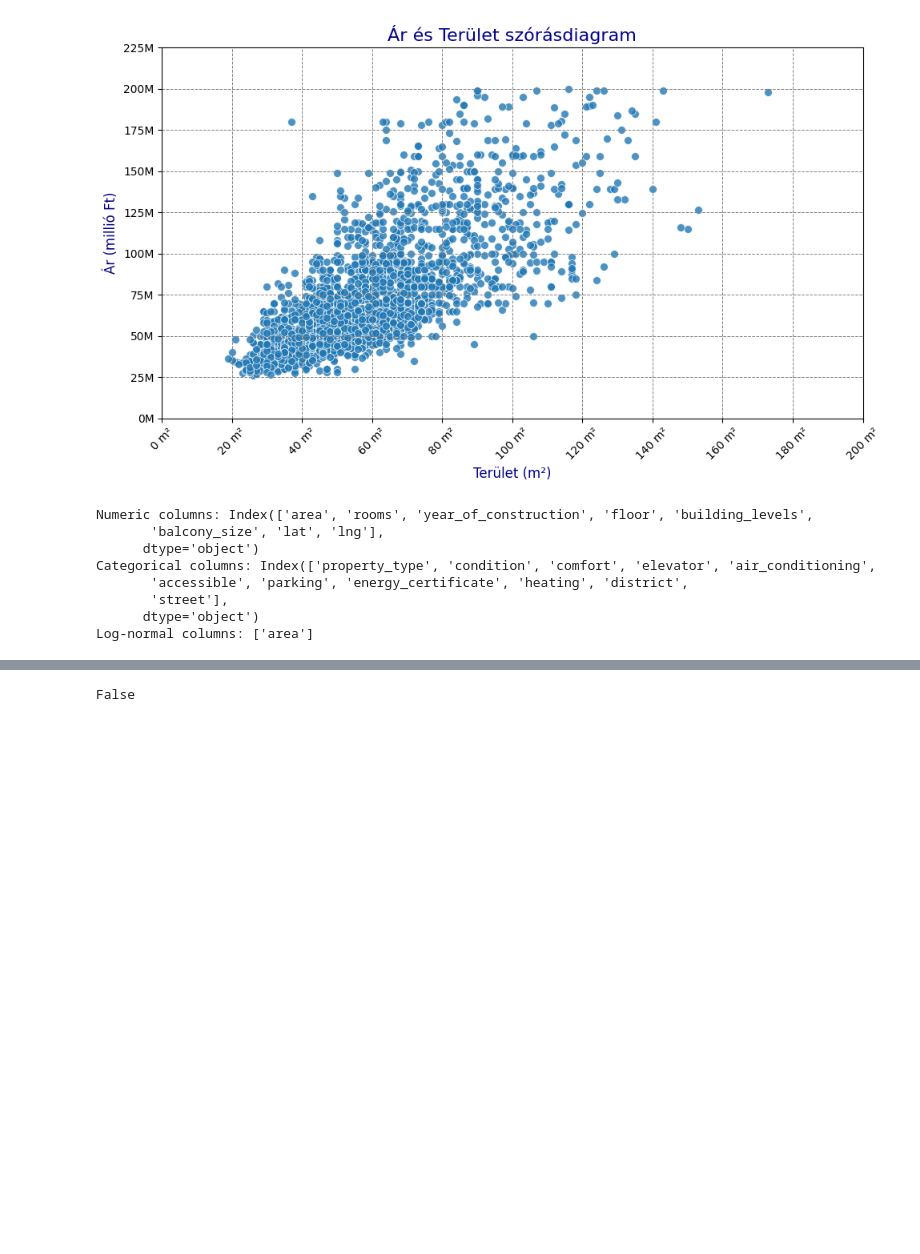
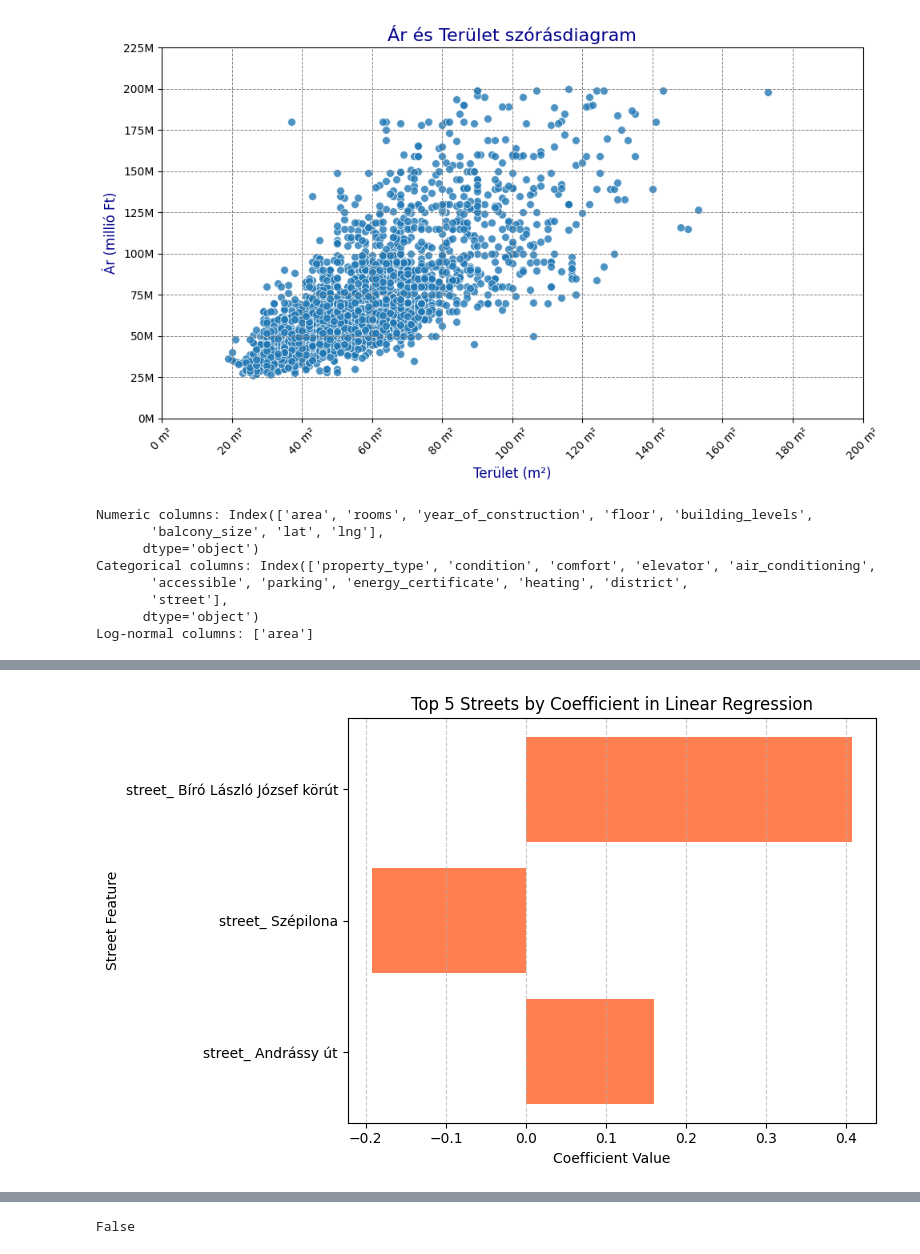
Before and after one commit to hakatiki/ETI-blog, a Jupyter notebook: content/blog/ingatlanok/modeling.ipynb, the cells around one changed output, grey strips where cells are left out. Saved outputs shown, nothing was run; the diff lists cells and outputs as text; code cells hidden in the pictures; blank space fills up the shorter version.

```diff
--- a/content/blog/ingatlanok/modeling.ipynb
+++ b/content/blog/ingatlanok/modeling.ipynb
@@ -536,0 +688,63 @@ plt.show()
+# %%
+import pandas as pd
+import matplotlib.pyplot as plt
+import numpy as np
+from sklearn.linear_model import LinearRegression
+
+# Assuming X_train, Y_train, and final_features are already defined
+# For example:
+# X_train = pd.DataFrame(...)  # Your training features
+# Y_train = pd.Series(...)     # Your target variable
+# final_features = X_train.columns.tolist()
+
+# Initialize the Linear Regression model
+model = LinearRegression()
+
+# Fit the model to the training data
+model.fit(X_train, Y_train.ravel())
+
+# Get the coefficients from the trained model
+coefficients = model.coef_
+
+# Get feature names
+feature_names = final_features
+
+# Create a DataFrame for better readability
+# Include absolute coefficients for sorting
+feature_importance_df = pd.DataFrame({
+    'Feature': feature_names,
+    'Coefficient': coefficients,
+    'Abs_Coefficient': np.abs(coefficients)
+}).sort_values(by='Abs_Coefficient', ascending=False)
+
+# Display the feature importance DataFrame
+print("Top Features by Absolute Coefficient:")
+print(feature_importance_df[['Feature', 'Coefficient']].head(10))  # Display top 10 for context
+
+# **New Section:** Identify Top 5 "street" Features
+# -----------------------------------------------
+
+# Step 1: Filter features that start with "street"
+street_features_df = feature_importance_df[feature_importance_df['Feature'].str.startswith('street')]
+
+# Step 2: Sort the street features by absolute coefficient in descending order
+top_street_features = street_features_df.sort_values(by='Abs_Coefficient', ascending=False).head(5)
+
+# Step 3: Select relevant columns
+top_street_features = top_street_features[['Feature', 'Coefficient']]
+
+# Display the top five streets with the largest absolute coefficients
+print("\nTop 5 Streets by Absolute Coefficient:")
+print(top_street_features.to_string(index=False))
+
+# **Optional:** Plot the Top 5 Streets
+plt.figure(figsize=(8, 5))
+plt.barh(top_street_features['Feature'], top_street_features['Coefficient'], color='coral')
+plt.xlabel('Coefficient Value')
+plt.ylabel('Street Feature')
+plt.title('Top 5 Streets by Coefficient in Linear Regression')
+plt.gca().invert_yaxis()  # Most significant at the top
+plt.grid(axis='x', linestyle='--', alpha=0.7)
+plt.tight_layout()
+plt.show()
+# %% [output]
@@ -537,3 +769,4 @@ plt.show()
+[figure, added]
 # %%
 import statsmodels.api as sm
 import numpy as np
```
Also changed, not shown: parts of 12 cells of this notebook, 7 other files.
